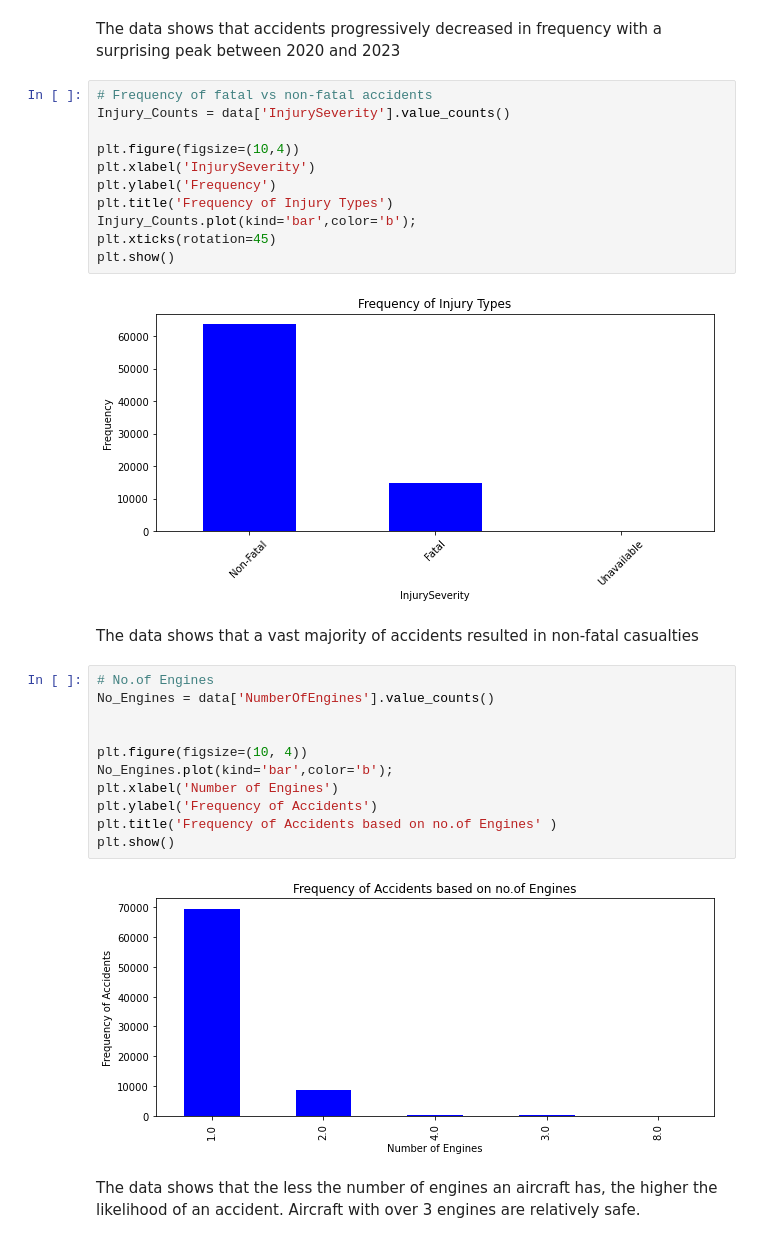
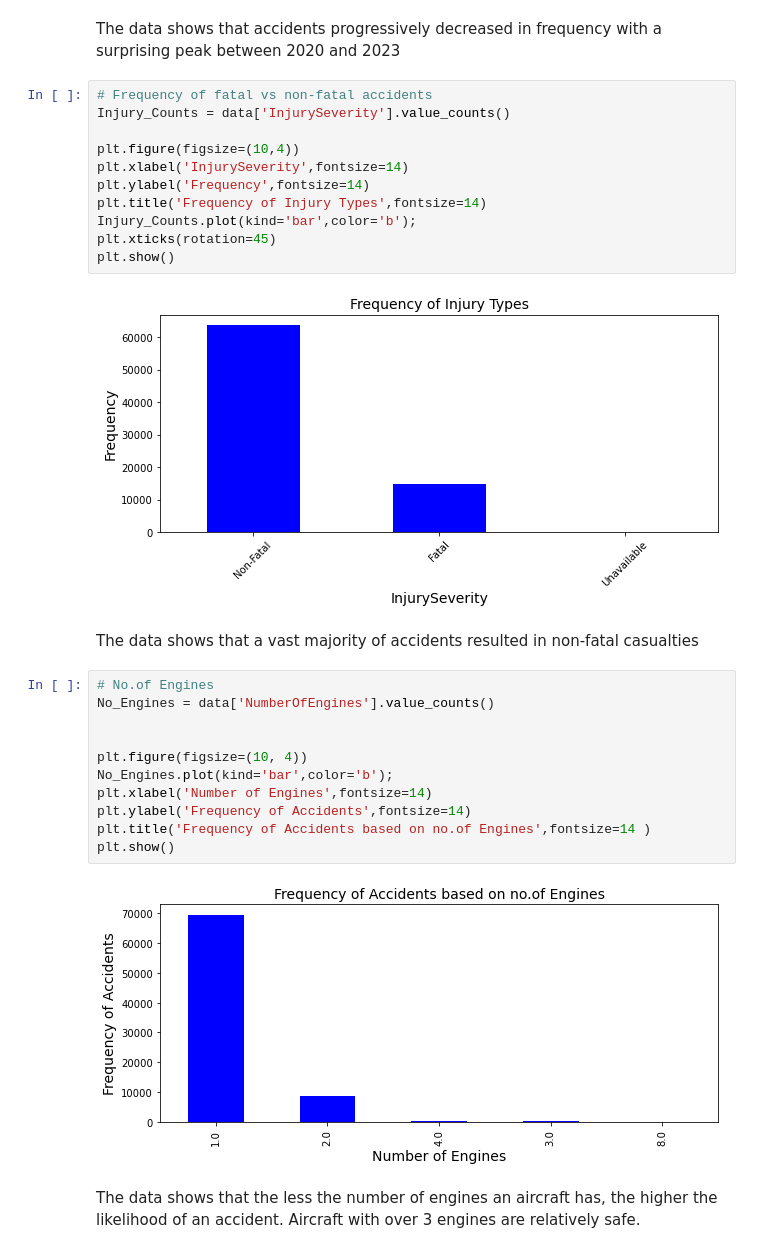
Before and after one commit to WambuiMunene/DSPT08_Phase1-Project, a Jupyter notebook: Aviation_Safety_Analysis.ipynb, the cells around one changed output. Drawn from its saved outputs; the diff is of its cells as text.

```diff
--- a/Aviation_Safety_Analysis.ipynb
+++ b/Aviation_Safety_Analysis.ipynb
@@ -883,29 +883,29 @@ The data shows that accidents progressively decreased in frequency with a surpri
 Injury_Counts = data['InjurySeverity'].value_counts()
 
 plt.figure(figsize=(10,4))
-plt.xlabel('InjurySeverity')
-plt.ylabel('Frequency')
-plt.title('Frequency of Injury Types')
+plt.xlabel('InjurySeverity',fontsize=14)
+plt.ylabel('Frequency',fontsize=14)
+plt.title('Frequency of Injury Types',fontsize=14)
 Injury_Counts.plot(kind='bar',color='b');
 plt.xticks(rotation=45)
 plt.show()
 # %% [output]
-[figure, old version]
+[figure, new version]
 # %% [markdown]
 The data shows that a vast majority of accidents resulted in non-fatal casualties
 # %%
 # No.of Engines
 No_Engines = data['NumberOfEngines'].value_counts()
 
 
 plt.figure(figsize=(10, 4))
 No_Engines.plot(kind='bar',color='b');
-plt.xlabel('Number of Engines')
-plt.ylabel('Frequency of Accidents')
-plt.title('Frequency of Accidents based on no.of Engines' )
+plt.xlabel('Number of Engines',fontsize=14)
+plt.ylabel('Frequency of Accidents',fontsize=14)
+plt.title('Frequency of Accidents based on no.of Engines',fontsize=14 )
 plt.show()
 # %% [output]
-[figure, old version]
+[figure, new version]
 # %% [markdown]
 The data shows that the less the number of engines an aircraft has, the higher the likelihood of an accident. Aircraft with over 3 engines are relatively safe.
 # %%
```
Also changed, not shown: parts of 12 cells of this notebook.
